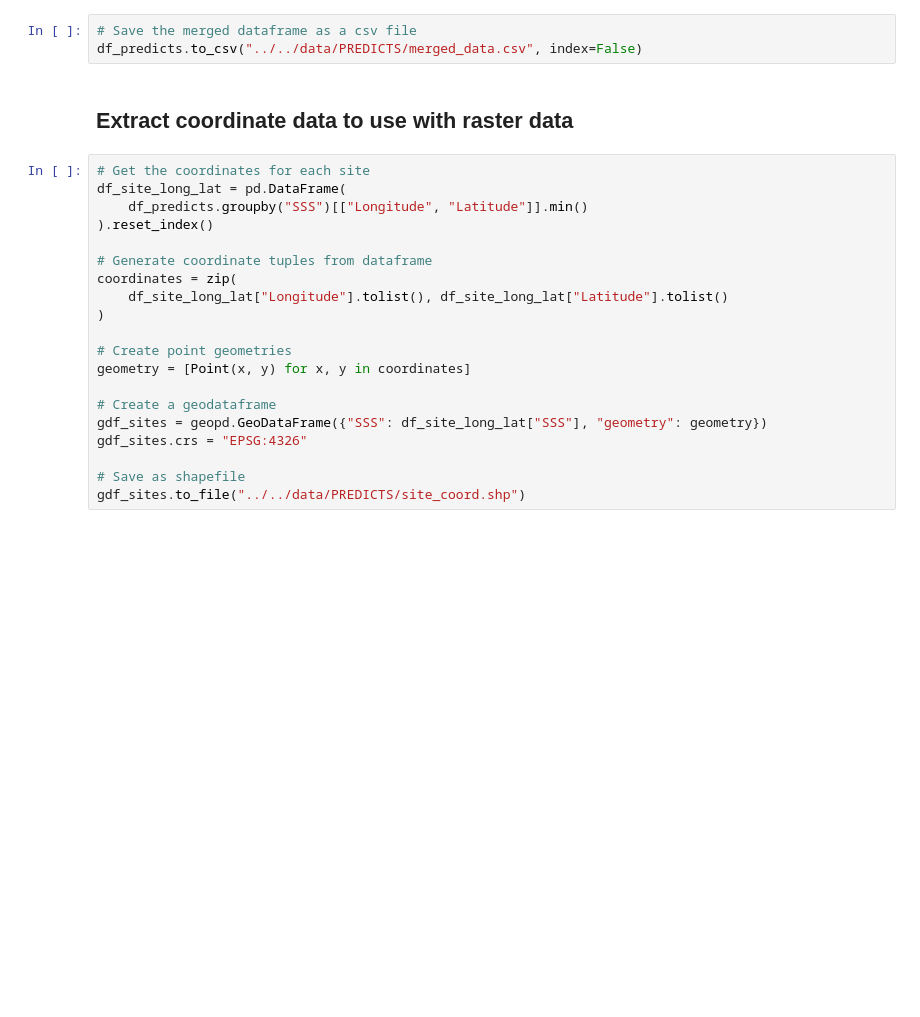
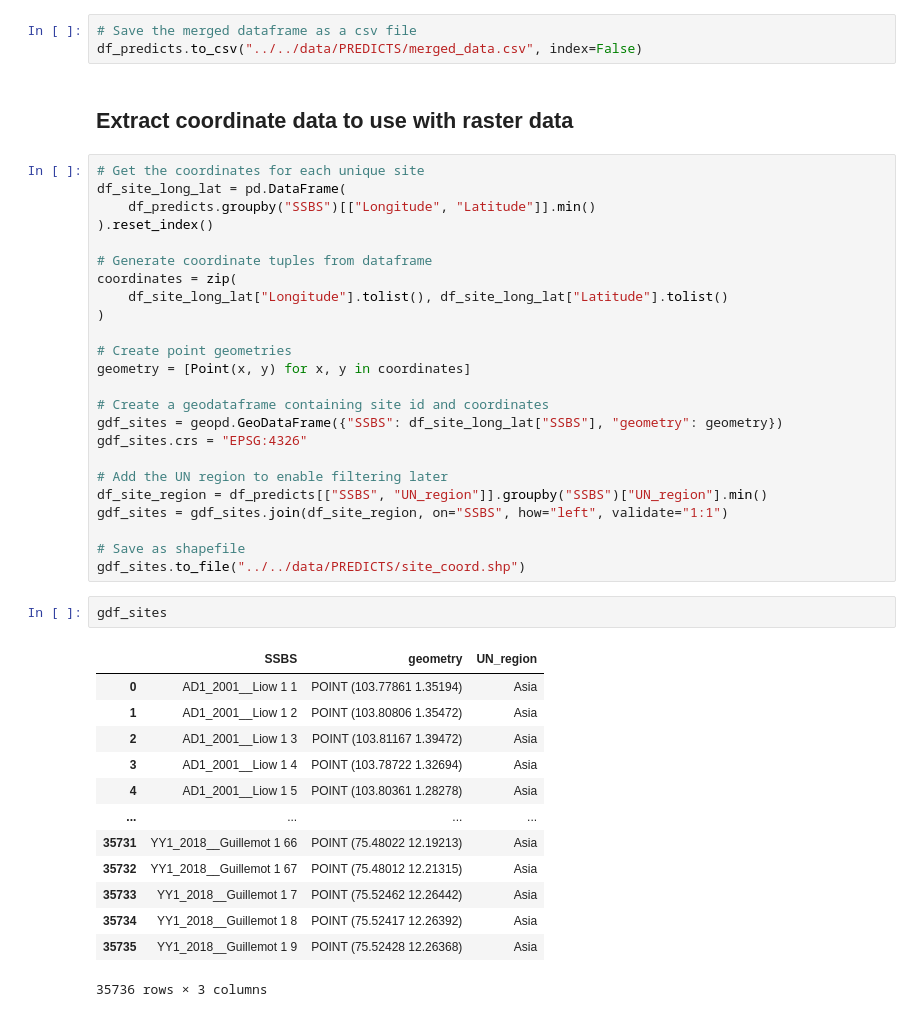
Before and after one commit to j-nystrom/biodiversity-impacts, a Jupyter notebook: notebooks/predicts_processing.ipynb, the cells around one changed output. Drawn from its saved outputs; the diff is of its cells as text; blank space fills up the shorter version.

Commit message:
UN region added to site coordinate file

```diff
--- a/notebooks/predicts_processing.ipynb
+++ b/notebooks/predicts_processing.ipynb
@@ -259,9 +259,9 @@ df_predicts.to_csv("../../data/PREDICTS/merged_data.csv", index=False)
 # %% [markdown]
 ## Extract coordinate data to use with raster data
 # %%
-# Get the coordinates for each site
+# Get the coordinates for each unique site
 df_site_long_lat = pd.DataFrame(
-    df_predicts.groupby("SSS")[["Longitude", "Latitude"]].min()
+    df_predicts.groupby("SSBS")[["Longitude", "Latitude"]].min()
 ).reset_index()
 
 # Generate coordinate tuples from dataframe
@@ -272,9 +272,29 @@ coordinates = zip(
 # Create point geometries
 geometry = [Point(x, y) for x, y in coordinates]
 
-# Create a geodataframe
-gdf_sites = geopd.GeoDataFrame({"SSS": df_site_long_lat["SSS"], "geometry": geometry})
+# Create a geodataframe containing site id and coordinates
+gdf_sites = geopd.GeoDataFrame({"SSBS": df_site_long_lat["SSBS"], "geometry": geometry})
 gdf_sites.crs = "EPSG:4326"
+
+# Add the UN region to enable filtering later
+df_site_region = df_predicts[["SSBS", "UN_region"]].groupby("SSBS")["UN_region"].min()
+gdf_sites = gdf_sites.join(df_site_region, on="SSBS", how="left", validate="1:1")
 
 # Save as shapefile
 gdf_sites.to_file("../../data/PREDICTS/site_coord.shp")
+# %%
+gdf_sites
+# %% [output]
+|  | SSBS | geometry | UN_region |
+| 0 | AD1_2001__Liow 1 1 | POINT (103.77861 1.35194) | Asia |
+| 1 | AD1_2001__Liow 1 2 | POINT (103.80806 1.35472) | Asia |
+| 2 | AD1_2001__Liow 1 3 | POINT (103.81167 1.39472) | Asia |
+| 3 | AD1_2001__Liow 1 4 | POINT (103.78722 1.32694) | Asia |
+| 4 | AD1_2001__Liow 1 5 | POINT (103.80361 1.28278) | Asia |
+| ... | ... | ... | ... |
+| 35731 | YY1_2018__Guillemot 1 66 | POINT (75.48022 12.19213) | Asia |
+| 35732 | YY1_2018__Guillemot 1 67 | POINT (75.48012 12.21315) | Asia |
+| 35733 | YY1_2018__Guillemot 1 7 | POINT (75.52462 12.26442) | Asia |
+| 35734 | YY1_2018__Guillemot 1 8 | POINT (75.52417 12.26392) | Asia |
+| 35735 | YY1_2018__Guillemot 1 9 | POINT (75.52428 12.26368) | Asia |
+35736 rows × 3 columns
```
Also changed, not shown: parts of 1 cell of this notebook.
